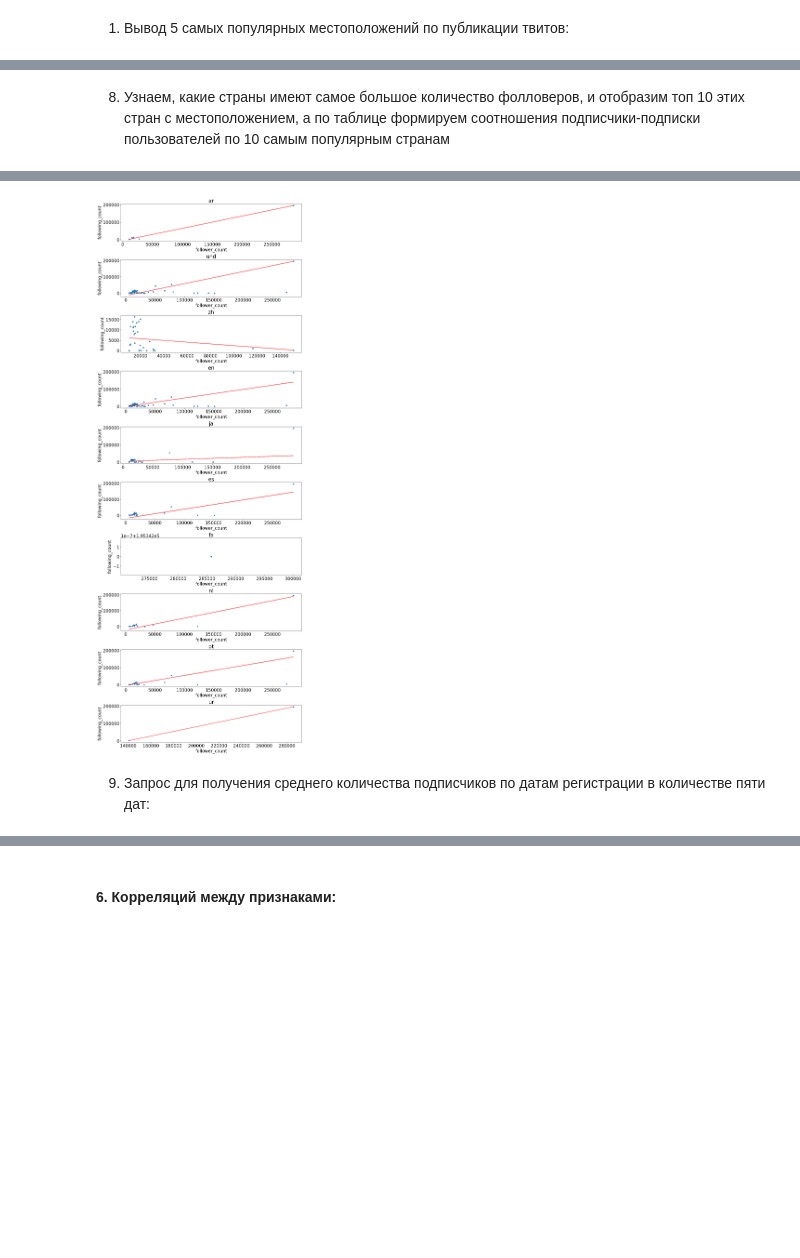
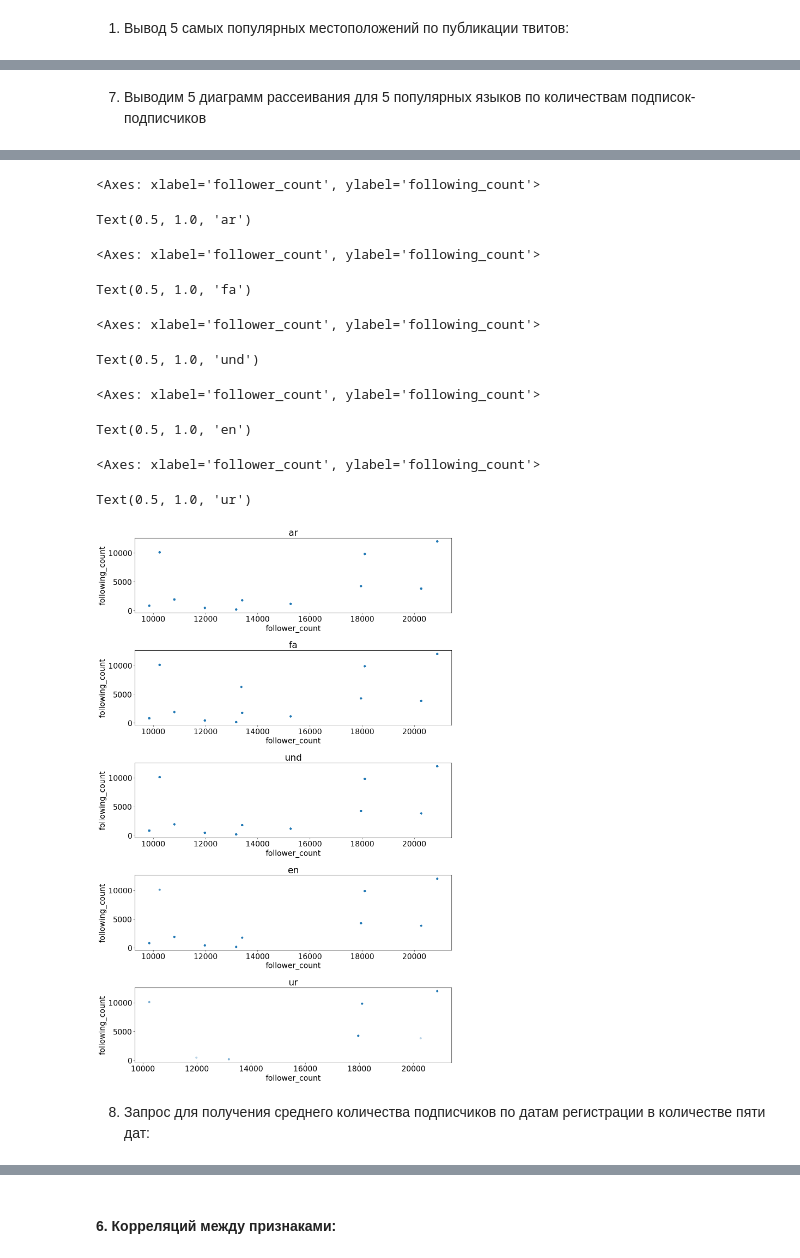
Before and after one commit to TDitS/SOBD2023, a Jupyter notebook: lab1.ipynb, the cells around one changed output, grey strips where cells are left out. Drawn from its saved outputs; the diff is of its cells as text; code cells hidden in the pictures; blank space fills up the shorter version.

```diff
--- a/lab1.ipynb
+++ b/lab1.ipynb
@@ -63,7 +64,7 @@ def init_spark():
     return spark
 
 spark = init_spark()
-filename_data = 'data/china_082019_2_tweets_csv_hashed.csv'
+filename_data = 'data/iran_201906_2_tweets_csv_hashed.csv'
 # Load the main data set into pyspark data frame
 df = spark.read.csv(filename_data,header=True, mode="DROPMALFORMED", inferSchema=True)
 from pyspark.sql.functions import col, array
@@ -71,7 +72,7 @@ from pyspark.sql.functions import col, array
 df = df.drop("user_profile_description", "account_language", "tweet_text", "tweet_time", "tweet_client_name", "in_reply_to_userid", "in_reply_to_tweetid", "quoted_tweet_tweetid", "retweet_userid", "retweet_tweetid", "latitude", "longitude", "user_mentions", "poll_choices", "hashtags", "urls", "user_screen_name", "user_display_name", "user_profile_url")
 
 df = df.withColumn("tweetid", col("tweetid").cast(LongType()))
-df = df.withColumn("userid", col("userid").cast(IntegerType()))
+df = df.withColumn("userid", col("userid").cast(LongType()))
 df = df.withColumn("follower_count", col("follower_count").cast(IntegerType()))
 df = df.withColumn("following_count", col("following_count").cast(IntegerType()))
 df = df.withColumn("quote_count", col("like_count").cast(IntegerType()))
@@ -82,5 +83,8 @@ df = df.withColumn("account_creation_date", col("account_creation_date").cast(Da
 df = df.withColumn("is_retweet", col("is_retweet").cast("boolean"))
 
 print('Data frame type: ' + str(type(df)))
+
+total_twitter_count = df.count()
+print('Rows count:', total_twitter_count)
 # %% [output]
 Data frame type: <class 'pyspark.sql.dataframe.DataFrame'>
@@ -336,6 +209,5 @@ df.select(df.follower_count, df.following_count, df.quote_count, df.reply_count,
 # %%
-outlier_columns = ['follower_count', 'following_count', 'quote_count', 'reply_count', 'like_count', 'retweet_count']
-
+outlier_columns = ['follower_count', 'following_count']
 for column in outlier_columns:
     Q1 = df.approxQuantile(column, [0.25], relativeError=0)[0]
     Q3 = df.approxQuantile(column, [0.75], relativeError=0)[0]
@@ -344,6 +216,6 @@ for column in outlier_columns:
     upper_bound = Q3 + 1.5 * IQR
     df = df.filter(col(column).between(lower_bound, upper_bound))
 
-df.select(df.follower_count, df.following_count, df.quote_count, df.reply_count, df.like_count, df.retweet_count).describe().toPandas()
+df.select(['follower_count', 'following_count', 'quote_count', 'reply_count', 'like_count', 'retweet_count']).describe().toPandas()
 # %% [output]
 |  | summary | follower_count | following_count | quote_count | reply_count | like_count | retweet_count |
@@ -825,45 +576,21 @@ g.set_axis_labels("Языки твитов", "Количество")
 # %% [markdown]
-8. Узнаем, какие страны имеют самое большое количество фолловеров, и отобразим топ 10 этих стран с местоположением, а по таблице формируем соотношения подписчики-подписки пользователей по 10 самым популярным странам
+7. Выводим 5 диаграмм рассеивания для 5 популярных языков по количествам подписок-подписчиков
 # %%
-all_tweet_languages = df.select(df.tweet_language) \
-    .distinct() \
-    .rdd.flatMap(lambda x: x).collect()
+grouped_df = df.groupBy("tweet_language").count().orderBy(F.desc("count"))
+top_languages_list = [row["tweet_language"] for row in grouped_df.limit(5).collect()]
 
-most_popular_languages = []
+# Create subplots
+fig, axs = plt.subplots(nrows=5, figsize=(15, 25))
+fig.subplots_adjust(hspace=0.5)
 
-for tweet_language in all_tweet_languages:
-    most_popular_language_df = df.select(df.user_reported_location) \
-        .filter(df.tweet_language == tweet_language) \
-        .groupBy(df.user_reported_location) \
-        .count() \
-        .orderBy('count', ascending=False) \
-        .head(1)
+for i, language in enumerate(top_languages_list):
+    # Filter the DataFrame for the specific language and select columns
+    sub_df = df.filter(df.tweet_language == language).select("following_count", "follower_count")
 
-    if most_popular_language_df:
-        most_popular_language = most_popular_language_df[0]
-        most_popular_languages.append({
-            'tweet_language': tweet_language,
-            'user_reported_location': most_popular_language.user_reported_location,
-            'count': most_popular_language['count']
-        })
+    # Convert the filtered DataFrame to Pandas and plot the scatter
+    sub_df_pandas = sub_df.toPandas()
+    sub_df_pandas.plot.scatter(x='follower_count', y='following_count', ax=axs[i], alpha=0.3)
+    axs[i].set_title(language)
 
-top_most_popular_languages_df = pd.DataFrame(most_popular_languages)
-
-if not top_most_popular_languages_df.empty:
-    top_most_popular_languages_df = top_most_popular_languages_df.sort_values(by='count', ascending=False).head(10).reset_index(drop=True)
-
-top_most_popular_languages_df
-
-fig, axs = plt.subplots(nrows=10, figsize=(15,45))
-fig.subplots_adjust(hspace=0.5)  # устаналиваем вертикальное расстояние между графиками в пять раз больше, чем по умолчанию
-
-for i in range(10):
-    sub_df = df.select(df.following_count, df.follower_count) \
-                .filter((df.tweet_language == top_most_popular_languages_df.iloc[i]['tweet_language'])) \
-                .toPandas()
-
-    q = sub_df.plot.scatter(x='follower_count', y='following_count', ax=axs[i])
-    a, b = np.polyfit(sub_df['follower_count'], sub_df['following_count'], 1)
-    w = axs[i].plot(sub_df['follower_count'], a*sub_df['follower_count']+b, color='Red')
-    e = axs[i].set_title(top_most_popular_languages_df.iloc[i]['tweet_language'])
+plt.show()
 # %% [output]
@@ -881,5 +597,15 @@ for i in range(10):
+<Axes: xlabel='follower_count', ylabel='following_count'>
+Text(0.5, 1.0, 'ar')
+<Axes: xlabel='follower_count', ylabel='following_count'>
+Text(0.5, 1.0, 'fa')
+<Axes: xlabel='follower_count', ylabel='following_count'>
+Text(0.5, 1.0, 'und')
+<Axes: xlabel='follower_count', ylabel='following_count'>
+Text(0.5, 1.0, 'en')
+<Axes: xlabel='follower_count', ylabel='following_count'>
+Text(0.5, 1.0, 'ur')
-[figure, old version]
+[figure, new version]
 # %% [markdown]
-9. Запрос для получения среднего количества подписчиков по датам регистрации в количестве пяти дат:
+8. Запрос для получения среднего количества подписчиков по датам регистрации в количестве пяти дат:
 # %%
 # Запрос для получения среднего количества подписчиков по датам регистрации
```
Also changed, not shown: parts of 55 cells of this notebook, 2 other files.
